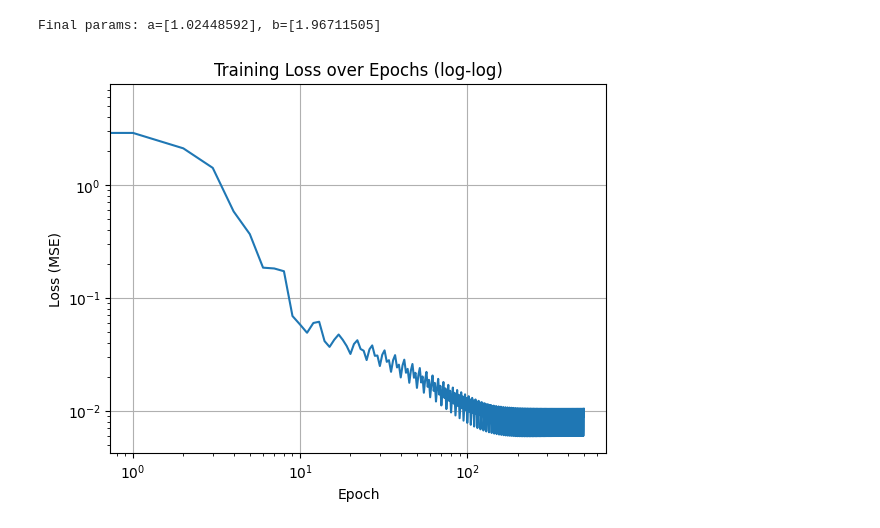
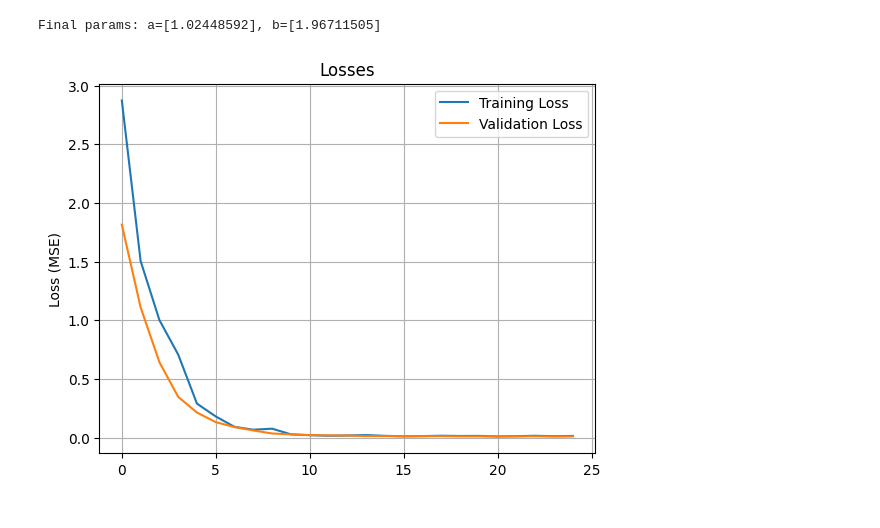
Before and after one commit to Filippo-Corti/ArtificialIntelligence, a Jupyter notebook: 01-intro-to-pytorch.ipynb, the cells around one changed output. Drawn from its saved outputs; the diff is of its cells as text; code cells hidden in the pictures.

Commit message:
added validation

```diff
--- a/01-intro-to-pytorch.ipynb
+++ b/01-intro-to-pytorch.ipynb
@@ -141,9 +141,10 @@ val_loader = DataLoader(
 # Training:
 
 lr = 1e-1 # Learning Rate
-epochs = 100 # Number of Epochs
+epochs = 5 # Number of Epochs
 
-losses = list()
+train_losses = list()
+val_losses = list()
 
 # (1) The Module superclass allows for the definition of Models
 class ManualLinearRegression(nn.Module):
@@ -185,7 +186,7 @@ for epoch in range(epochs): # Mini-Batch Learning (thanks to TensorDataset)
 
         # Compute the Loss
         loss = loss_function(Y_batch, Y_hat)
-        losses.append(loss.detach())
+        train_losses.append(loss.item())
 
         # Compute partial derivatives (PyTorch's Autograd)
         loss.backward()
@@ -194,15 +195,26 @@ for epoch in range(epochs): # Mini-Batch Learning (thanks to TensorDataset)
         optimizer.step()
         optimizer.zero_grad() # This avoids misusage of old gradient values
 
+        # We can do Evaluation in the inner Loop
+        for X_val, Y_val in val_loader:
+            x_val = X_val.to(device)
+            y_val = Y_val.to(device)
+            model.eval()
+            Y_hat = model(x_val)
+            loss = loss_function(y_val, Y_hat)
+            val_losses.append(loss.item())
+
 print(f"Final params: a={a}, b={b}")
 # %% [output]
 Final params: a=[1.02448592], b=[1.96711505]
 # %%
-plt.loglog(losses)
-plt.xlabel("Epoch")
+plt.plot(train_losses, label="Training Loss")
+plt.plot(val_losses, label="Validation Loss")
+plt.xlabel("")
 plt.ylabel("Loss (MSE)")
-plt.title("Training Loss over Epochs (log-log)")
+plt.title("Losses")
 plt.grid(True)
+plt.legend()
 plt.show()
 # %% [output]
-[figure, old version]
+[figure, new version]
```
